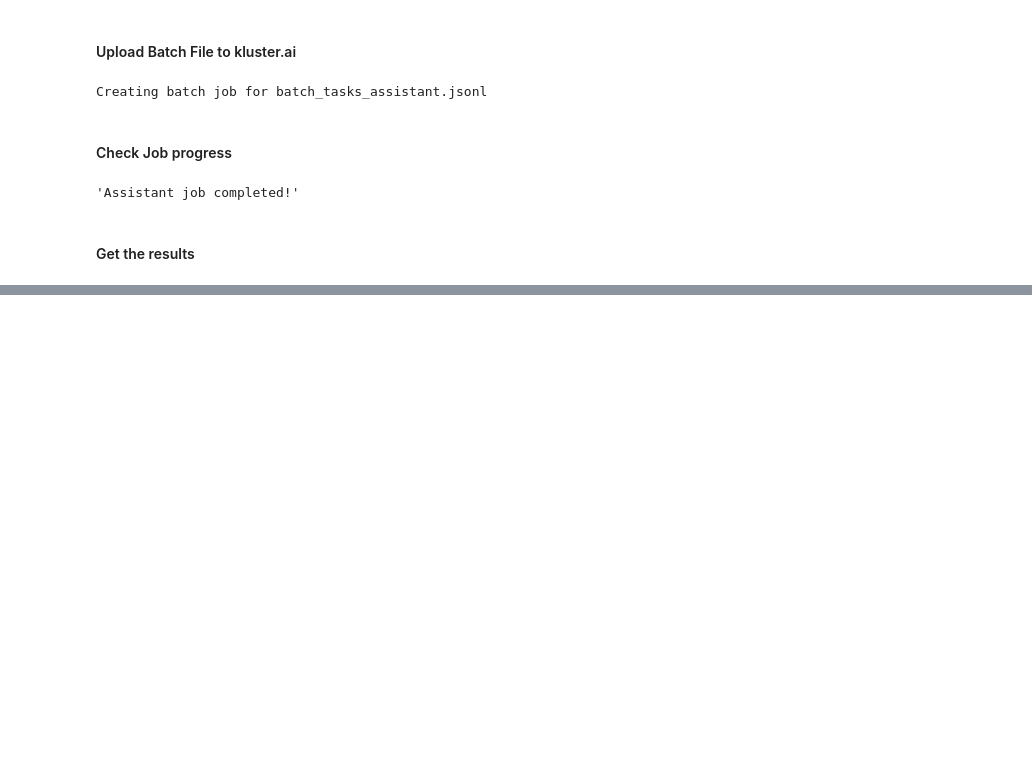
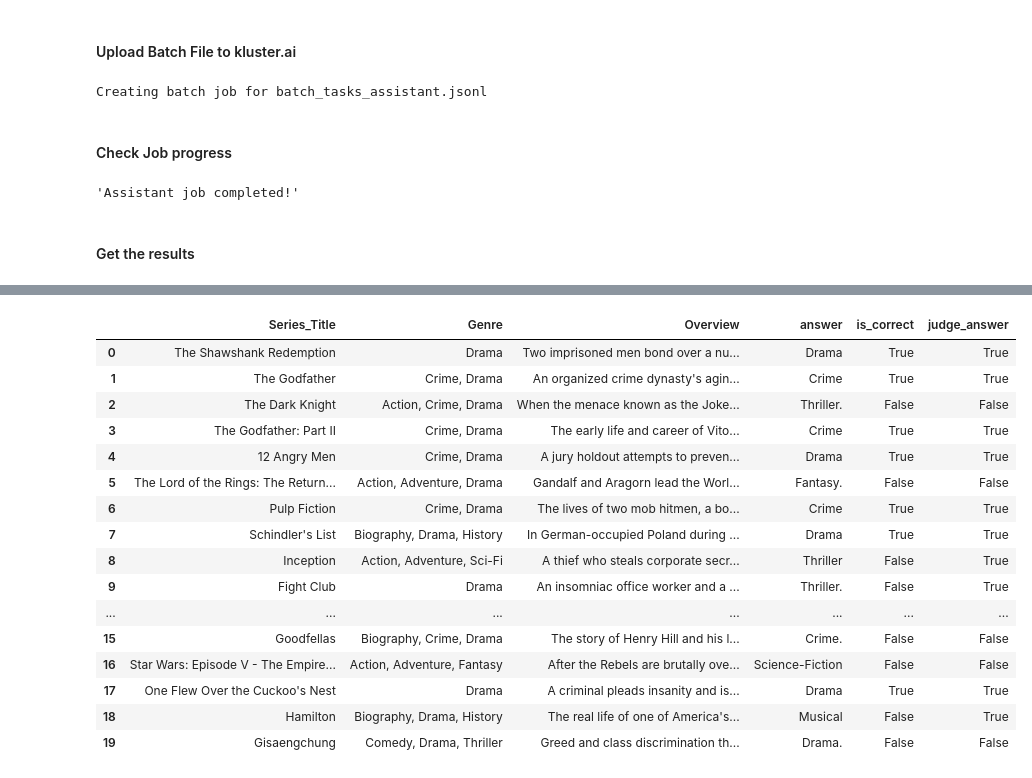
Before and after one commit to kluster-ai/klusterai-cookbook, a Jupyter notebook: examples/llm-as-a-judge.ipynb, the cells around one changed output, grey strips where cells are left out. Cells and saved outputs as stored; diff of their text form; code cells hidden in the pictures; blank space fills up the shorter version.

```diff
--- a/examples/llm-as-a-judge.ipynb
+++ b/examples/llm-as-a-judge.ipynb
@@ -271,0 +215,28 @@ The third law, known as the law of reciprocal motion, states that for every acti
+# %%
+JUDGE_PROMPT = '''
+    You will be provided with a movie description, a list of possible genres, and a predicted movie genre made by another LLM. Your task is to evaluate whether the predicted genre is ‘correct’ or ‘incorrect’ based on the following steps and requirements.
+
+    Steps to Follow:
+    1. Carefully read the movie description.
+    2. Work out your own classification of the genre the problem. Don't rely on the LLM's answer since it may be incorrect. Don't rely on each word to identify the genre, read the whole description and then identify the genre.
+    3. Read the LLM answer (between double quotes) and evaluate if it is the correct answer by following the Evaluation Criteria mentioned below
+    4. Answer 'correct' or 'incorrect'
+
+    Evaluation Criteria:
+    - Ensure the LLM answer (between double quotes) is one of the provided genres. If it is not listed, the answer should be ‘incorrect’.
+    - If the LLM answer (between double quotes) does not align with the movie description, the answer should be ‘incorrect’.
+    - The first letter of the LLM answer (between double quotes) must be capitalized (e.g., Drama). If it has any other capitalization, the answer should be ‘incorrect’.
+    - All other letters in the LLM answer (between double quotes) must be lowercase. Otherwise, the answer should be ‘incorrect’.
+    - If the LLM answer consist of multiple words, the answer should be ‘incorrect’.
+    - If the LLM answer includes punctuation, spaces, or additional characters, the answer should be ‘incorrect’.
+
+    Output Rules:
+    - Provide only ‘correct’ or ‘incorrect’ as your evaluation.
+    - Output the evaluation in lowercase with no additional text, punctuation, or explanation.
+
+    Final Answer Format:
+    answer
+    '''
+
+task_list = create_tasks(df, task_type='judge', system_prompt=JUDGE_PROMPT, model="klusterai/Meta-Llama-3.3-70B-Instruct-Turbo")
+filename = save_tasks(task_list, task_type='judge')
@@ -271,0 +307,20 @@ The third law, known as the law of reciprocal motion, states that for every acti
+# %%
+df.head(50)
+# %% [output]
+|  | Series_Title | Genre | Overview | answer | is_correct | judge_answer |
+| 0 | The Shawshank Redemption | Drama | Two imprisoned men bond over a nu... | Drama | True | True |
+| 1 | The Godfather | Crime, Drama | An organized crime dynasty's agin... | Crime | True | True |
+| 2 | The Dark Knight | Action, Crime, Drama | When the menace known as the Joke... | Thriller. | False | False |
+| 3 | The Godfather: Part II | Crime, Drama | The early life and career of Vito... | Crime | True | True |
+| 4 | 12 Angry Men | Crime, Drama | A jury holdout attempts to preven... | Drama | True | True |
+| 5 | The Lord of the Rings: The Return... | Action, Adventure, Drama | Gandalf and Aragorn lead the Worl... | Fantasy. | False | False |
+| 6 | Pulp Fiction | Crime, Drama | The lives of two mob hitmen, a bo... | Crime | True | True |
+| 7 | Schindler's List | Biography, Drama, History | In German-occupied Poland during ... | Drama | True | True |
+| 8 | Inception | Action, Adventure, Sci-Fi | A thief who steals corporate secr... | Thriller | False | True |
+| 9 | Fight Club | Drama | An insomniac office worker and a ... | Thriller. | False | True |
+| ... | ... | ... | ... | ... | ... | ... |
+| 15 | Goodfellas | Biography, Crime, Drama | The story of Henry Hill and his l... | Crime. | False | False |
+| 16 | Star Wars: Episode V - The Empire... | Action, Adventure, Fantasy | After the Rebels are brutally ove... | Science-Fiction | False | False |
+| 17 | One Flew Over the Cuckoo's Nest | Drama | A criminal pleads insanity and is... | Drama | True | True |
+| 18 | Hamilton | Biography, Drama, History | The real life of one of America's... | Musical | False | True |
+| 19 | Gisaengchung | Comedy, Drama, Thriller | Greed and class discrimination th... | Drama. | False | False |
```
Also changed, not shown: parts of 30 cells of this notebook.
